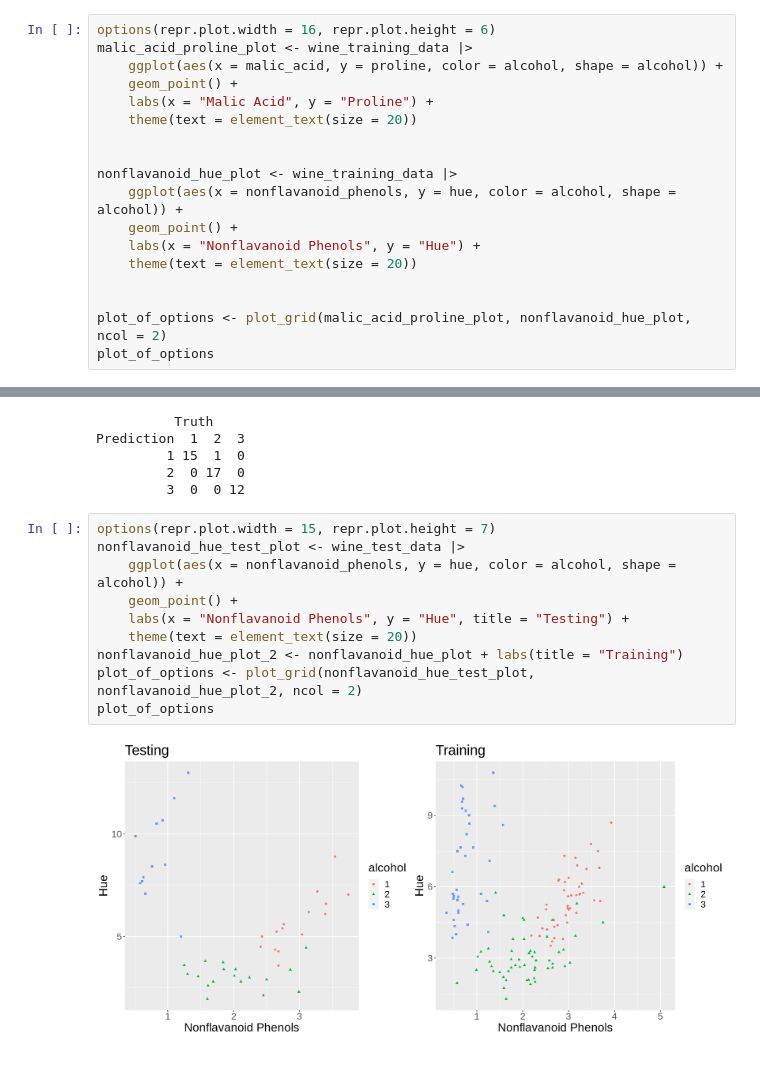
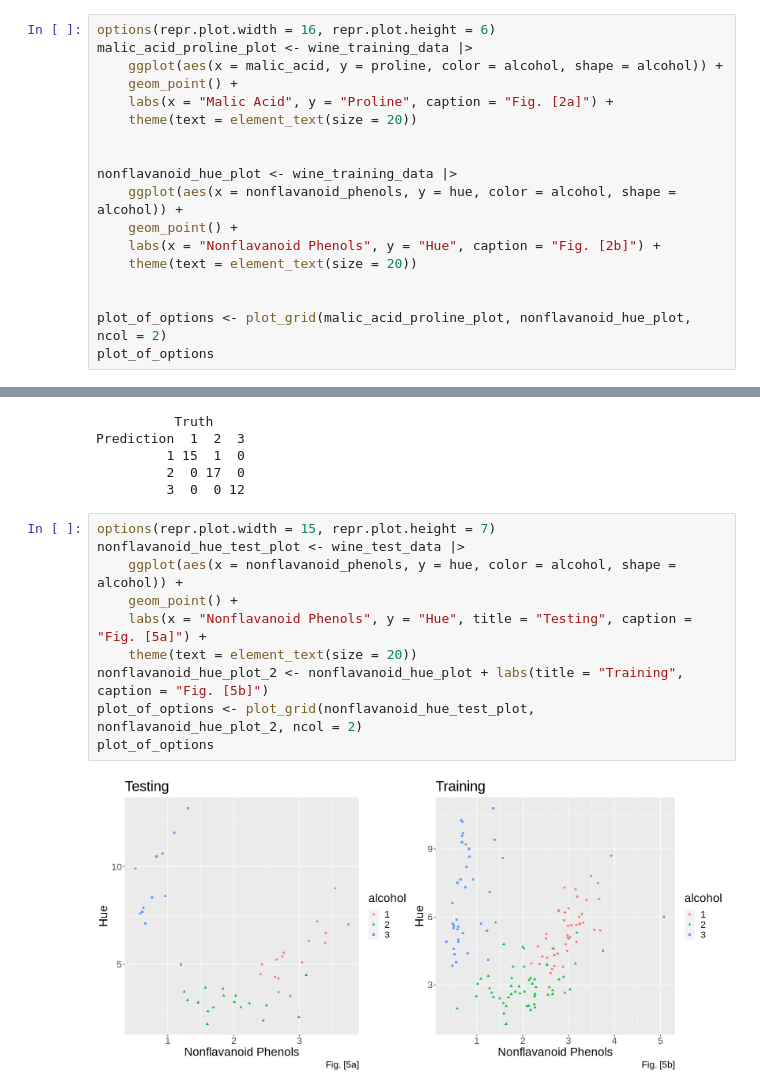
Before and after one commit to JadenMajid/dsci-100-student-grades, a Jupyter notebook: project_report.ipynb, the cells around one changed output, grey strips where cells are left out. Drawn from its saved outputs; the diff is of its cells as text.

```diff
--- a/project_report.ipynb
+++ b/project_report.ipynb
@@ -114,14 +115,14 @@ options(repr.plot.width = 16, repr.plot.height = 6)
 malic_acid_proline_plot <- wine_training_data |>
     ggplot(aes(x = malic_acid, y = proline, color = alcohol, shape = alcohol)) +
     geom_point() +
-    labs(x = "Malic Acid", y = "Proline") +
+    labs(x = "Malic Acid", y = "Proline", caption = "Fig. [2a]") +
     theme(text = element_text(size = 20))
 
 
 nonflavanoid_hue_plot <- wine_training_data |>
     ggplot(aes(x = nonflavanoid_phenols, y = hue, color = alcohol, shape = alcohol)) +
     geom_point() +
-    labs(x = "Nonflavanoid Phenols", y = "Hue") +
+    labs(x = "Nonflavanoid Phenols", y = "Hue", caption = "Fig. [2b]") +
     theme(text = element_text(size = 20))
 
 
@@ -292,12 +293,12 @@ Prediction  1  2  3
 # %%
 options(repr.plot.width = 15, repr.plot.height = 7)
 nonflavanoid_hue_test_plot <- wine_test_data |>
     ggplot(aes(x = nonflavanoid_phenols, y = hue, color = alcohol, shape = alcohol)) +
     geom_point() +
-    labs(x = "Nonflavanoid Phenols", y = "Hue", title = "Testing") +
+    labs(x = "Nonflavanoid Phenols", y = "Hue", title = "Testing", caption = "Fig. [5a]") +
     theme(text = element_text(size = 20))
-nonflavanoid_hue_plot_2 <- nonflavanoid_hue_plot + labs(title = "Training")
+nonflavanoid_hue_plot_2 <- nonflavanoid_hue_plot + labs(title = "Training", caption = "Fig. [5b]")
 plot_of_options <- plot_grid(nonflavanoid_hue_test_plot, nonflavanoid_hue_plot_2, ncol = 2)
 plot_of_options
 # %% [output]
-[figure, old version]
+[figure, new version]
```
Also changed, not shown: parts of 4 cells of this notebook.
